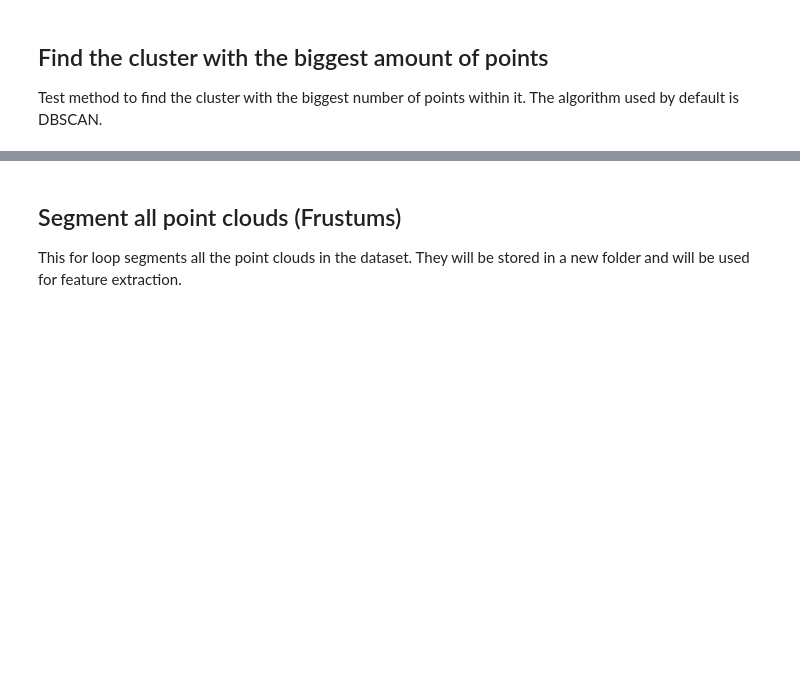
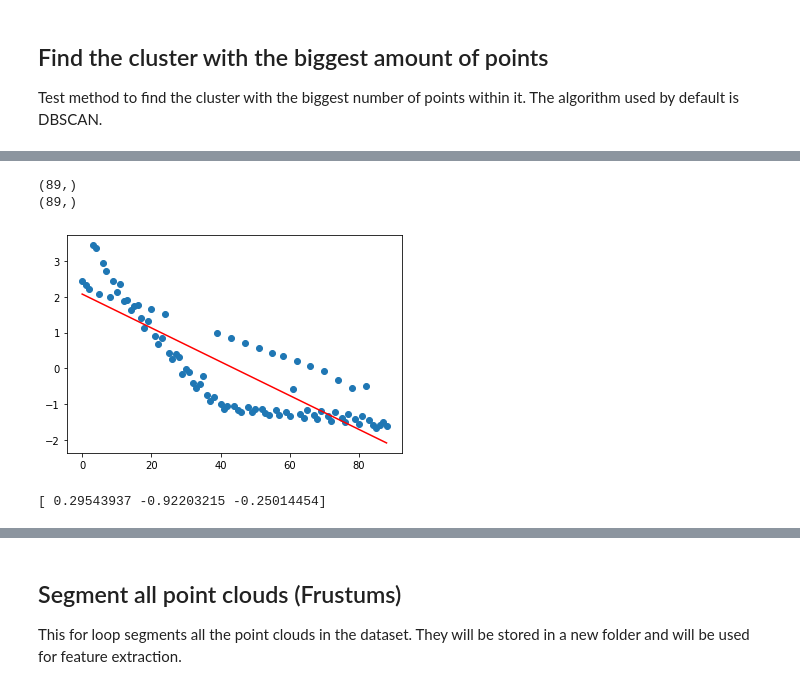
Before and after one commit to MikeS96/3d_obj_detection, a Jupyter notebook: Instance segmentation.ipynb, the cells around one changed output, grey strips where cells are left out. Saved outputs shown, nothing was run; the diff lists cells and outputs as text; code cells hidden in the pictures; blank space fills up the shorter version.

```diff
--- a/Instance segmentation.ipynb
+++ b/Instance segmentation.ipynb
@@ -205,0 +214,27 @@ o3d.visualization.draw_geometries([pcd])
+# %%
+from sklearn.decomposition import PCA
+# keep the first two principal components of the data
+pca = PCA(n_components = 1)
+# fit PCA model to beast cancer data
+pca.fit(pcl_temp)
+
+
+# transform data onto the first two principal components
+X_pca_train = pca.transform(pcl_temp)
+vals = np.arange(X_pca_train[:, 0].shape[0])
+print(vals.shape)
+print(X_pca_train[:, 0].shape)
+plt.scatter(vals, X_pca_train[:, 0])
+
+vals = vals.reshape(-1,1)
+from sklearn.linear_model import LinearRegression
+reg = LinearRegression().fit(vals, X_pca_train)
+new_vals = reg.predict(vals)
+plt.plot(vals, new_vals, c = 'r')
+plt.show()
+print(pca.components_.squeeze())
+# %% [output]
+(89,)
+(89,)
+[figure, added]
+[ 0.29543937 -0.92203215 -0.25014454]
```
Also changed, not shown: parts of 9 cells of this notebook, 2 other files.
